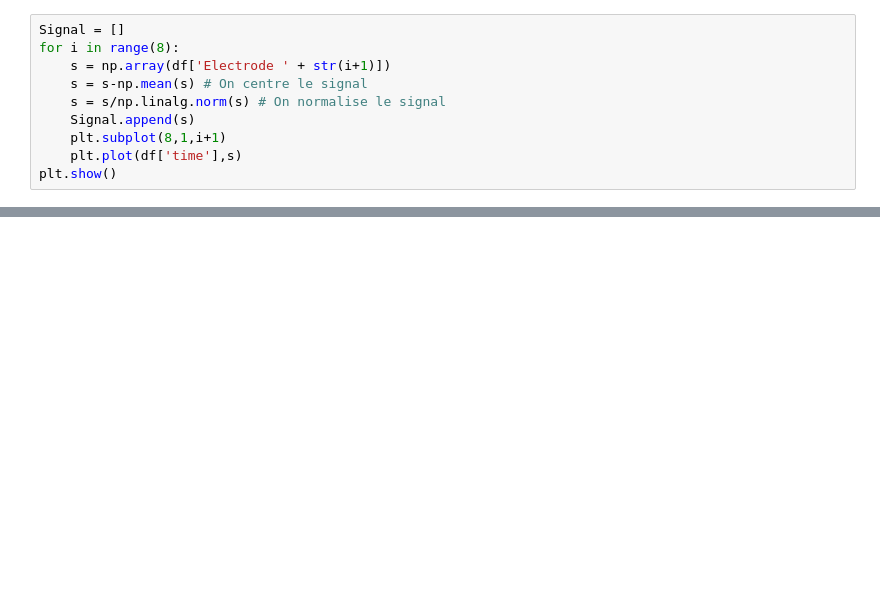
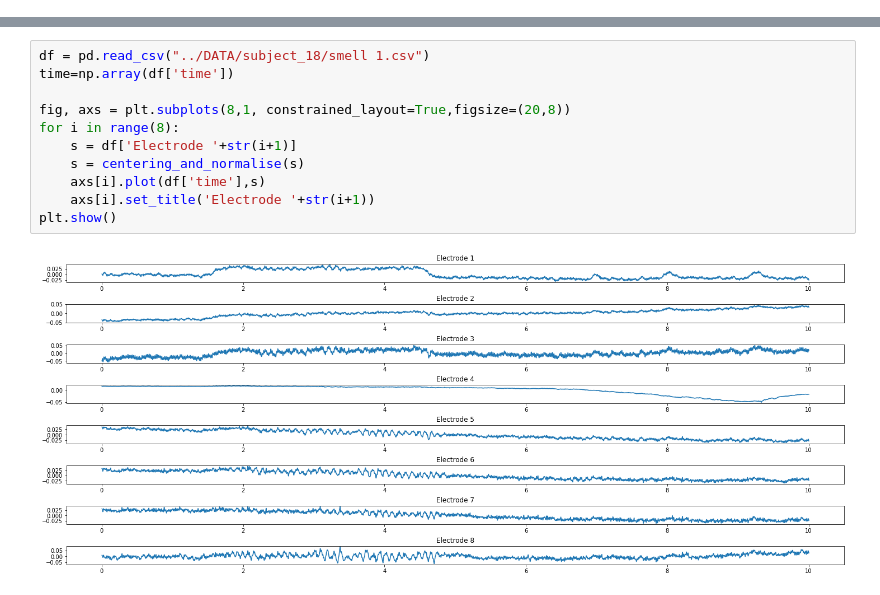
Before and after one commit to VirgileValiau/Smell_Recognition, a Jupyter notebook: src/wave_transformation.ipynb, the cells around one changed output, grey strips where cells are left out. Saved outputs shown, nothing was run; the diff lists cells and outputs as text; blank space fills up the shorter version.

Commit message:
plot signals and Band Power energy

```diff
--- a/src/wave_transformation.ipynb
+++ b/src/wave_transformation.ipynb
@@ -23,10 +0,0 @@ df
-# %%
-Signal = []
-for i in range(8):
-    s = np.array(df['Electrode ' + str(i+1)])
-    s = s-np.mean(s) # On centre le signal
-    s = s/np.linalg.norm(s) # On normalise le signal
-    Signal.append(s)
-    plt.subplot(8,1,i+1)
-    plt.plot(df['time'],s)
-plt.show()
@@ -92,0 +9,13 @@ plt.show()
+# %%
+df = pd.read_csv("../DATA/subject_18/smell 1.csv")
+time=np.array(df['time'])
+
+fig, axs = plt.subplots(8,1, constrained_layout=True,figsize=(20,8))
+for i in range(8):
+    s = df['Electrode '+str(i+1)]
+    s = centering_and_normalise(s)
+    axs[i].plot(df['time'],s)
+    axs[i].set_title('Electrode '+str(i+1))
+plt.show()
+# %% [output]
+[figure, added]
```
Also changed, not shown: parts of 6 cells of this notebook, 1 other file.
